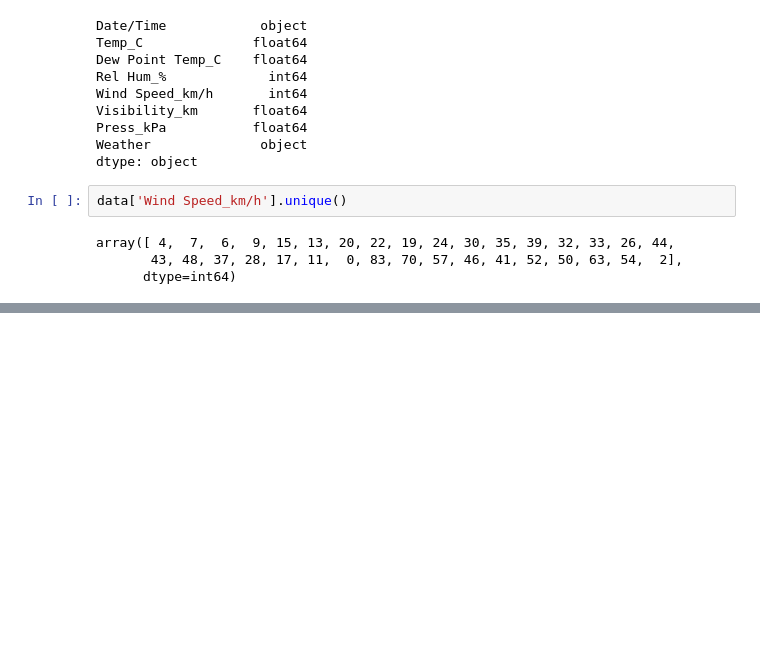
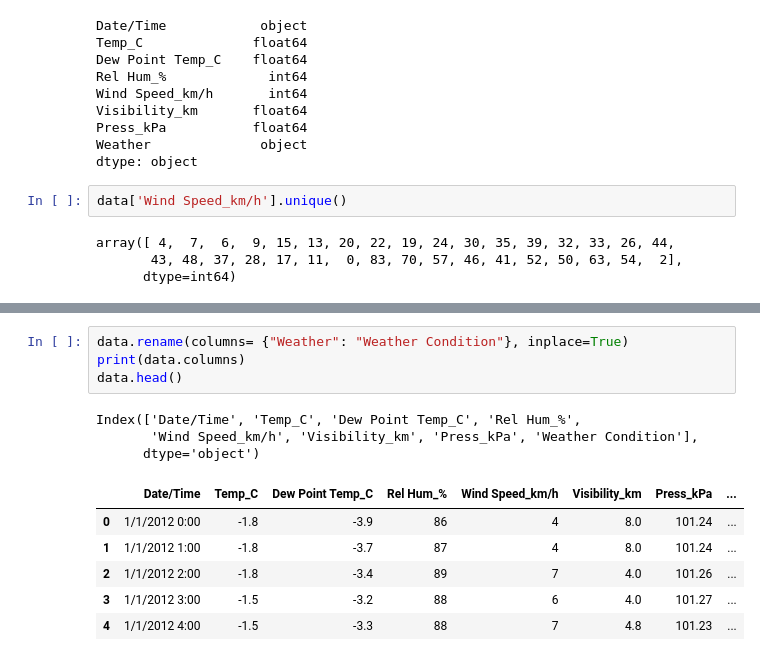
Before and after one commit to kelvynsantos/Python, a Jupyter notebook: Data Analysis/main-1.ipynb, the cells around one changed output, grey strips where cells are left out. Cells and saved outputs as stored; diff of their text form; blank space fills up the shorter version.

```diff
--- a/Data Analysis/main-1.ipynb
+++ b/Data Analysis/main-1.ipynb
@@ -80,0 +168,14 @@ dtype: int64
+# %%
+data.rename(columns= {"Weather": "Weather Condition"}, inplace=True)
+print(data.columns)
+data.head()
+# %% [output]
+Index(['Date/Time', 'Temp_C', 'Dew Point Temp_C', 'Rel Hum_%',
+       'Wind Speed_km/h', 'Visibility_km', 'Press_kPa', 'Weather Condition'],
+      dtype='object')
+|  | Date/Time | Temp_C | Dew Point Temp_C | Rel Hum_% | Wind Speed_km/h | Visibility_km | Press_kPa | ... |
+| 0 | 1/1/2012 0:00 | -1.8 | -3.9 | 86 | 4 | 8.0 | 101.24 | ... |
+| 1 | 1/1/2012 1:00 | -1.8 | -3.7 | 87 | 4 | 8.0 | 101.24 | ... |
+| 2 | 1/1/2012 2:00 | -1.8 | -3.4 | 89 | 7 | 4.0 | 101.26 | ... |
+| 3 | 1/1/2012 3:00 | -1.5 | -3.2 | 88 | 6 | 4.0 | 101.27 | ... |
+| 4 | 1/1/2012 4:00 | -1.5 | -3.3 | 88 | 7 | 4.8 | 101.23 | ... |
```
Also changed, not shown: parts of 12 cells of this notebook.
